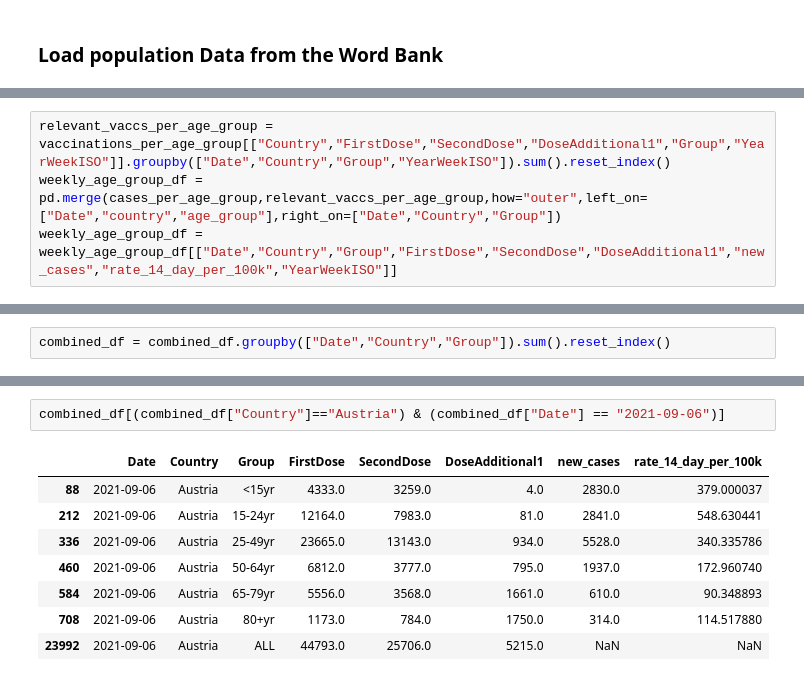
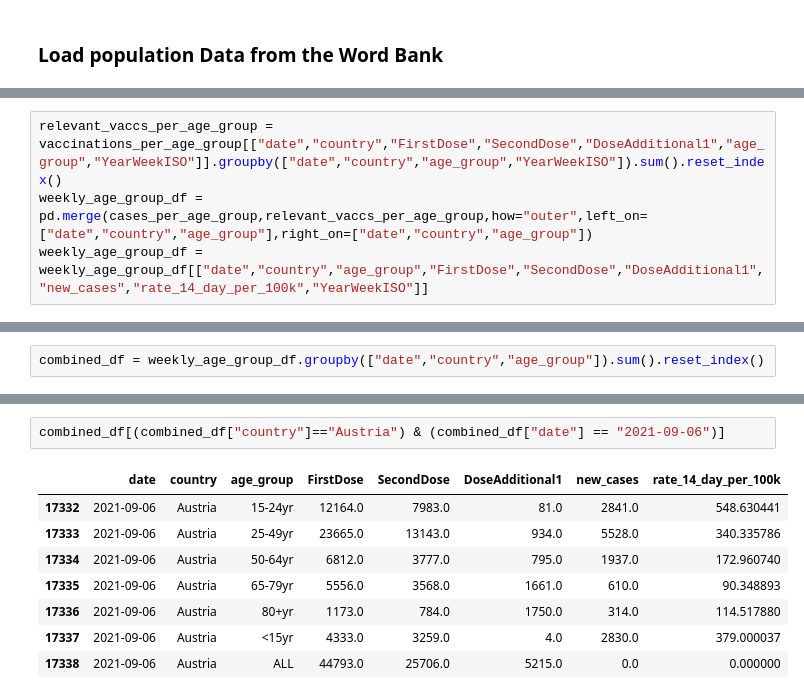
Before and after one commit to ciphersmaug/dst-project, a Jupyter notebook: data_transformation.ipynb, the cells around one changed output, grey strips where cells are left out. Cells and saved outputs as stored; diff of their text form.

```diff
--- a/data_transformation.ipynb
+++ b/data_transformation.ipynb
@@ -383,5 +411,5 @@ austria.groupby("Date").sum().cumsum()[["FirstDose","SecondDose","DoseAdditional
 # %%
-relevant_vaccs_per_age_group = vaccinations_per_age_group[["Country","FirstDose","SecondDose","DoseAdditional1","Group","YearWeekISO"]].groupby(["Date","Country","Group","YearWeekISO"]).sum().reset_index()
-weekly_age_group_df = pd.merge(cases_per_age_group,relevant_vaccs_per_age_group,how="outer",left_on=["Date","country","age_group"],right_on=["Date","Country","Group"])
-weekly_age_group_df = weekly_age_group_df[["Date","Country","Group","FirstDose","SecondDose","DoseAdditional1","new_cases","rate_14_day_per_100k","YearWeekISO"]]
+relevant_vaccs_per_age_group = vaccinations_per_age_group[["date","country","FirstDose","SecondDose","DoseAdditional1","age_group","YearWeekISO"]].groupby(["date","country","age_group","YearWeekISO"]).sum().reset_index()
+weekly_age_group_df = pd.merge(cases_per_age_group,relevant_vaccs_per_age_group,how="outer",left_on=["date","country","age_group"],right_on=["date","country","age_group"])
+weekly_age_group_df = weekly_age_group_df[["date","country","age_group","FirstDose","SecondDose","DoseAdditional1","new_cases","rate_14_day_per_100k","YearWeekISO"]]
 # %%
@@ -412,7 +450,7 @@ relevant_vaccs_per_age_group
 | 13413 | 2022-05-16 | Slovakia | ALL | 2022-W20 | 5 | 7 | 70 |
 13414 rows × 7 columns
 # %%
-combined_df = combined_df.groupby(["Date","Country","Group"]).sum().reset_index()
+combined_df = weekly_age_group_df.groupby(["date","country","age_group"]).sum().reset_index()
 # %%
 combined_df
 # %% [output]
@@ -441,11 +479,11 @@ pcombined_df.iloc[pcombined_df.index.get_level_values('Group') == "15-24yr"].dro
 # %%
-combined_df[(combined_df["Country"]=="Austria") & (combined_df["Date"] == "2021-09-06")]
+combined_df[(combined_df["country"]=="Austria") & (combined_df["date"] == "2021-09-06")]
 # %% [output]
-|  | Date | Country | Group | FirstDose | SecondDose | DoseAdditional1 | new_cases | rate_14_day_per_100k |
-| 88 | 2021-09-06 | Austria | <15yr | 4333.0 | 3259.0 | 4.0 | 2830.0 | 379.000037 |
-| 212 | 2021-09-06 | Austria | 15-24yr | 12164.0 | 7983.0 | 81.0 | 2841.0 | 548.630441 |
-| 336 | 2021-09-06 | Austria | 25-49yr | 23665.0 | 13143.0 | 934.0 | 5528.0 | 340.335786 |
-| 460 | 2021-09-06 | Austria | 50-64yr | 6812.0 | 3777.0 | 795.0 | 1937.0 | 172.960740 |
-| 584 | 2021-09-06 | Austria | 65-79yr | 5556.0 | 3568.0 | 1661.0 | 610.0 | 90.348893 |
-| 708 | 2021-09-06 | Austria | 80+yr | 1173.0 | 784.0 | 1750.0 | 314.0 | 114.517880 |
-| 23992 | 2021-09-06 | Austria | ALL | 44793.0 | 25706.0 | 5215.0 | NaN | NaN |
+|  | date | country | age_group | FirstDose | SecondDose | DoseAdditional1 | new_cases | rate_14_day_per_100k |
+| 17332 | 2021-09-06 | Austria | 15-24yr | 12164.0 | 7983.0 | 81.0 | 2841.0 | 548.630441 |
+| 17333 | 2021-09-06 | Austria | 25-49yr | 23665.0 | 13143.0 | 934.0 | 5528.0 | 340.335786 |
+| 17334 | 2021-09-06 | Austria | 50-64yr | 6812.0 | 3777.0 | 795.0 | 1937.0 | 172.960740 |
+| 17335 | 2021-09-06 | Austria | 65-79yr | 5556.0 | 3568.0 | 1661.0 | 610.0 | 90.348893 |
+| 17336 | 2021-09-06 | Austria | 80+yr | 1173.0 | 784.0 | 1750.0 | 314.0 | 114.517880 |
+| 17337 | 2021-09-06 | Austria | <15yr | 4333.0 | 3259.0 | 4.0 | 2830.0 | 379.000037 |
+| 17338 | 2021-09-06 | Austria | ALL | 44793.0 | 25706.0 | 5215.0 | 0.0 | 0.000000 |
```
Also changed, not shown: parts of 9 cells of this notebook.
